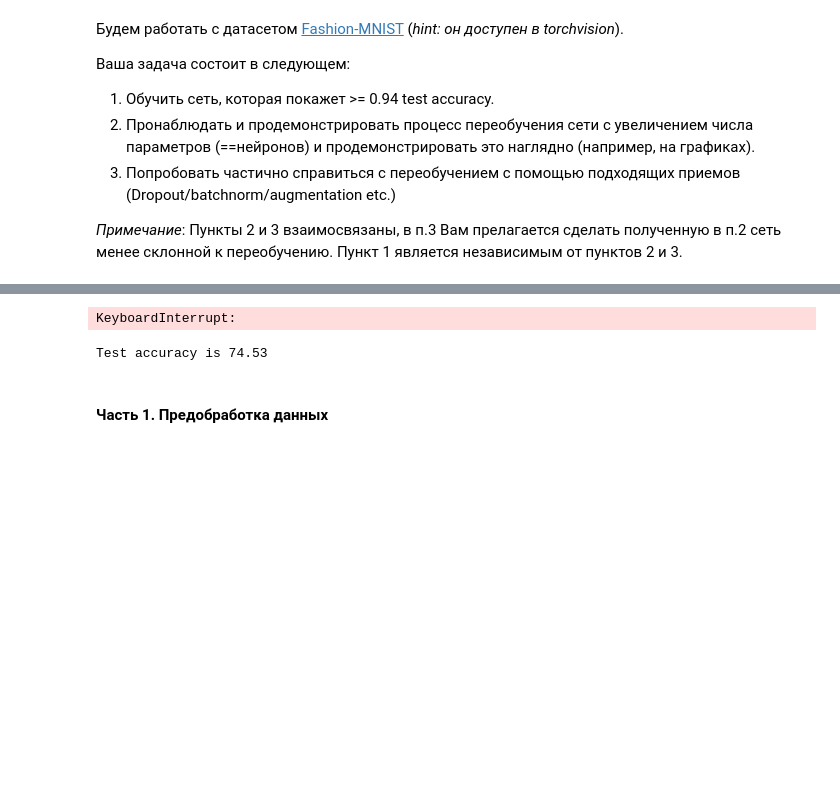
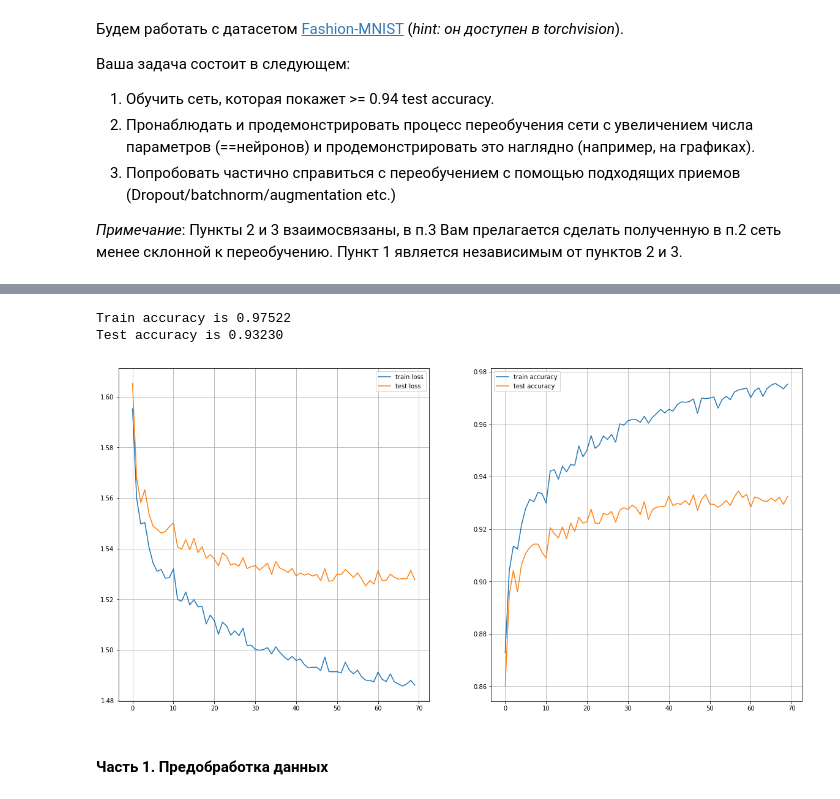
Before and after one commit to Binpord/ml-mipt-homeworks, a Jupyter notebook: Lab3_DL/Lab3_DL.ipynb, the cells around one changed output, grey strips where cells are left out. Drawn from its saved outputs; the diff is of its cells as text; code cells hidden in the pictures; blank space fills up the shorter version.

```diff
--- a/Lab3_DL/Lab3_DL.ipynb
+++ b/Lab3_DL/Lab3_DL.ipynb
@@ -43,63 +164,43 @@ X_test, y_test = test.data.view(-1, 1, 28, 28).float(), test.targets
 # %%
-class Net(nn.Module):
+# https://github.com/khanguyen1207/My-Machine-Learning-Corner/blob/master/Zalando%20MNIST/fashion.ipynb
+class Khanguyen1207(nn.Module):
     def __init__(self):
-        super(Net, self).__init__()
-        self.conv1 = nn.Conv2d(1, 32, 3)
-        self.conv2 = nn.Conv2d(32 ,64, 3)
+        super(Khanguyen1207, self).__init__()
+        self.conv1 = nn.Conv2d(1, 32, 5, padding=2)
+        self.conv2 = nn.Conv2d(32, 32, 5, padding=2)
         self.pool1 = nn.MaxPool2d(2, 2, 0)
-        self.dropout1 = nn.Dropout(0.5)
-        self.conv3 = nn.Conv2d(64, 128, 3)
-        self.conv4 = nn.Conv2d(128, 256, 3)
-        self.pool2 = nn.MaxPool2d(3, 3, 0)
-        self.dropout2 = nn.Dropout(0.5)
-        self.fc1_in_size = 256 * 2 * 2
-        self.fc1 = nn.Linear(self.fc1_in_size, 256)
-        self.dropout3 = nn.Dropout(0.5)
-        self.fc2 = nn.Linear(256, 256)
-        self.dropout4 = nn.Dropout(0.5)
-        self.fc3 = nn.Linear(256, len(train.classes))
+        self.drop1 = nn.Dropout(0.25)
+        self.conv3 = nn.Conv2d(32, 64, 3, padding=1)
+        self.conv4 = nn.Conv2d(64, 64, 3, padding=1)
+        self.pool2 = nn.MaxPool2d(2, 2, 0)
+        self.drop2 = nn.Dropout(0.25)
+        self.input_size = 64 * 7 * 7
+        self.fc1 = nn.Linear(self.input_size, 512)
+        self.norm1 = nn.BatchNorm1d(512)
+        self.drop3 = nn.Dropout(0.5)
+        self.fc2 = nn.Linear(512, 10)
 
     def forward(self, x):
         x = F.relu(self.conv1(x))
         x = F.relu(self.conv2(x))
         x = self.pool1(x)
-        x = self.dropout1(x)
+        x = self.drop1(x)
         x = F.relu(self.conv3(x))
         x = F.relu(self.conv4(x))
         x = self.pool2(x)
-        x = self.dropout2(x)
-        x = x.view(-1, self.fc1_in_size)
+        x = self.drop2(x)
+        x = x.view(-1, self.input_size)
         x = F.relu(self.fc1(x))
-        x = self.dropout3(x)
-        x = F.relu(self.fc2(x))
-        x = self.dropout4(x)
-        x = F.softmax(self.fc3(x))
+        x = self.norm1(x)
+        x = self.drop3(x)
+        x = F.softmax(self.fc2(x), dim=1)
         return x
-# %%
-model = Net()
-criterion = nn.CrossEntropyLoss()
-optimizer = torch.optim.Adam(model.parameters(), lr=3e-4)
-
-for t in range(30):
-    y_pred = model(X_train)
-    loss = criterion(y_pred, y_train)
-    print(t, loss.item())
-    optimizer.zero_grad()
-    loss.backward()
-    optimizer.step()
-# %% [output]
-KeyboardInterrupt:
-# %%
-correct = 0
-with torch.no_grad():
-    out = model(test.data.view(-1, 1, 28, 28).float())
-    _, pred = torch.max(out.data, 1)
-    correct += (pred == test.targets).sum().item()
-
-accuracy = 100 * correct / test.targets.shape[0]
-print(f'Test accuracy is {accuracy:.2f}')
-# %% [output]
-Test accuracy is 74.53
+# %%
+train_model(Khanguyen1207().cuda())
+# %% [output]
+Train accuracy is 0.97522
+Test accuracy is 0.93230
+[figure, added]
 # %% [markdown]
 #### Часть 1. Предобработка данных
 # %% [markdown]
```
Also changed, not shown: parts of 8 cells of this notebook.
